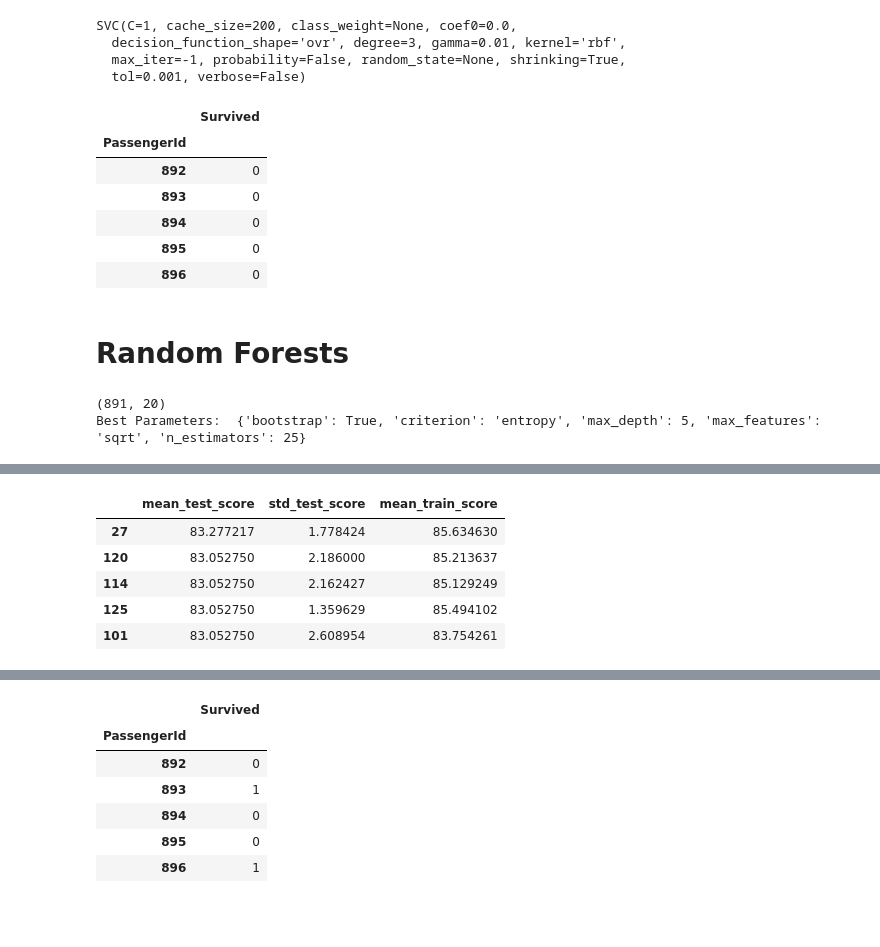
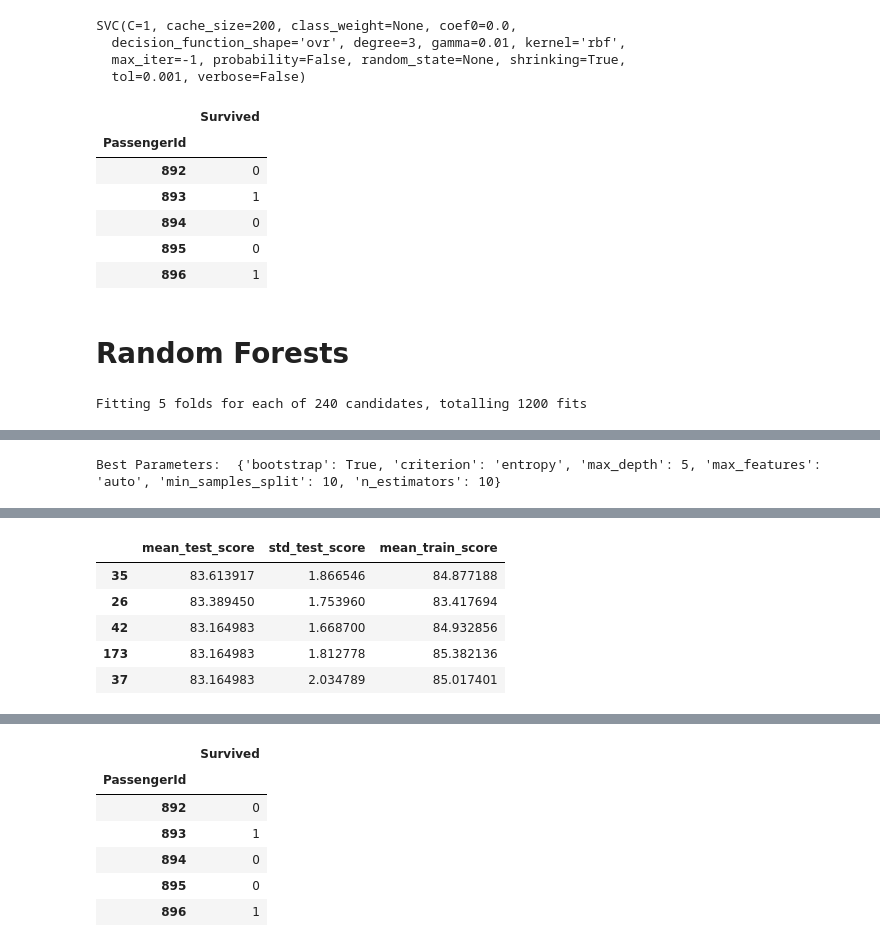
Before and after one commit to Pritishsingla/Titanic_kaggle, a Jupyter notebook: Titanic_Kaggle.ipynb, the cells around one changed output, grey strips where cells are left out. Cells and saved outputs as stored; diff of their text form; code cells hidden in the pictures; blank space fills up the shorter version.

```diff
--- a/Titanic_Kaggle.ipynb
+++ b/Titanic_Kaggle.ipynb
@@ -331,10 +310,0 @@ def rename_columns(df):
-# %%
-def encode_data(dataset_train, cols_to_encode=['Sex', 'Embarked', 'Salutation', 'Cabin_2', 'ticket_initials']):
-  # Encoding String values to Numbers
-  from sklearn.preprocessing import LabelEncoder
-  for col in cols_to_encode:
-
-    lb = LabelEncoder()
-    dataset_train[col] = lb.fit_transform(dataset_train[col])
-
-  return dataset_train
@@ -341,7 +350,7 @@ def encode_data(dataset_train, cols_to_encode=['Sex', 'Embarked', 'Salutation',
 # %%
 categorical_columns = ['Sex', 'Pclass', 'Embarked', 'Cabin_2', 'Salutation', 'Age_bin', 'Fare_bin', 'ticket_initials']
 target_col='Survived'
-cols_to_drop = ['Name', 'Ticket', 'Cabin', 'Surname', 'Age', 'Fare', 'SibSp', 'Parch_2']
+cols_to_drop = ['Name', 'Ticket', 'Cabin', 'Age', 'Fare', 'SibSp', 'Parch', 'Age_null_ind', 'Age_estimated_ind']
 # pd.get_dummies(train, columns=categorical_columns, prefix=categorical_columns, drop_first=1).head()
 # %% [markdown]
 # Data Preparation
@@ -610,7 +680,7 @@ SVC(C=1, cache_size=200, class_weight=None, coef0=0.0,
   max_iter=-1, probability=False, random_state=None, shrinking=True,
   tol=0.001, verbose=False)
 # %%
-test_pred = pd.DataFrame(svm_clf.predict(test_data), columns=['Survived'])
+test_pred = pd.DataFrame(svm_clf.predict(test_data[train_data_xgb.columns]), columns=['Survived'])
 test_pred['PassengerId'] = test_data.index
 test_submit_svm = test_pred.copy(deep=True)
 test_submit_svm = test_submit_svm[['PassengerId', 'Survived']]
@@ -620,8 +690,8 @@ test_submit_svm.head()
 |  | Survived |
 | PassengerId |  |
 | 892 | 0 |
-| 893 | 0 |
+| 893 | 1 |
 | 894 | 0 |
 | 895 | 0 |
-| 896 | 0 |
+| 896 | 1 |
 # %%
@@ -638,22 +708,22 @@ warnings.filterwarnings('ignore')
 param_grid = {
     'bootstrap': [True],
     'criterion' :['entropy', 'gini'],
-    'max_depth': [3,5,8,10,15],
-    'max_features': ['auto', 'sqrt', 'log2'],
+    'max_depth': [3,5,8,10],
+    'max_features': ['auto', 'log2'],
 #     'min_samples_leaf': [3, 4, 5],
-#     'min_samples_split': [8, 10, 12],
-    'n_estimators': [10, 15, 20, 25, 50, 100]
+    'min_samples_split': [5,10,15],
+    'n_estimators': [10,  25, 50, 100, 200]
 }
 # Create a based model
 random_forest = RandomForestClassifier()
 # Instantiate the grid search model
 grid_search = GridSearchCV(estimator = random_forest, param_grid = param_grid,
-                          cv = 5, n_jobs = -1, verbose = 0, )
+                          cv = 5, n_jobs = -1, verbose = 1, scoring='accuracy')
 
 
 # Fit the grid search to the data
-print(train_data.shape)
-grid_search.fit(train_data.iloc[:, 1:], train_data.iloc[:,0])
+train_data_xgb = train_data.drop(columns=['Survived', 'is_alone', 'Parch_2'])
+grid_search.fit(train_data_xgb, train_data.iloc[:,0])
 best_params_rf = grid_search.best_params_
 random_forest = grid_search.best_estimator_
 best_score = grid_search.best_score_
@@ -669,5 +739,4 @@ pd.DataFrame.from_dict(grid_search.cv_results_)[['mean_test_score', 'std_test_sc
 # print('\nTrain ROC AUC: ', metrics.roc_auc_score(y_train, random_forest.predict_proba(x_train)[:,1]), \
 #       '|| Validation ROC AUC: ', metrics.roc_auc_score(y_vali, random_forest.predict_proba(x_vali)[:, 1]))
 # %% [output]
-(891, 20)
-Best Parameters:  {'bootstrap': True, 'criterion': 'entropy', 'max_depth': 5, 'max_features': 'sqrt', 'n_estimators': 25}
+Fitting 5 folds for each of 240 candidates, totalling 1200 fits
@@ -673,0 +746 @@ Best Parameters:  {'bootstrap': True, 'criterion': 'entropy', 'max_depth': 5, 'm
+Best Parameters:  {'bootstrap': True, 'criterion': 'entropy', 'max_depth': 5, 'max_features': 'auto', 'min_samples_split': 10, 'n_estimators': 10}
@@ -674,7 +748,7 @@ Best Parameters:  {'bootstrap': True, 'criterion': 'entropy', 'max_depth': 5, 'm
 |  | mean_test_score | std_test_score | mean_train_score |
-| 27 | 83.277217 | 1.778424 | 85.634630 |
-| 120 | 83.052750 | 2.186000 | 85.213637 |
-| 114 | 83.052750 | 2.162427 | 85.129249 |
-| 125 | 83.052750 | 1.359629 | 85.494102 |
-| 101 | 83.052750 | 2.608954 | 83.754261 |
+| 35 | 83.613917 | 1.866546 | 84.877188 |
+| 26 | 83.389450 | 1.753960 | 83.417694 |
+| 42 | 83.164983 | 1.668700 | 84.932856 |
+| 173 | 83.164983 | 1.812778 | 85.382136 |
+| 37 | 83.164983 | 2.034789 | 85.017401 |
 # %%
```
Also changed, not shown: parts of 30 cells of this notebook.
